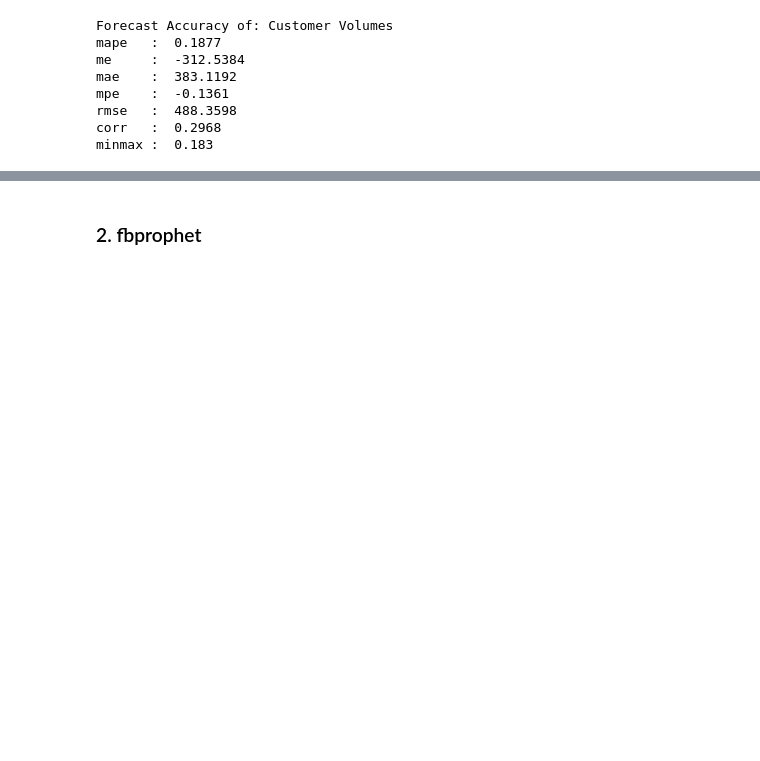
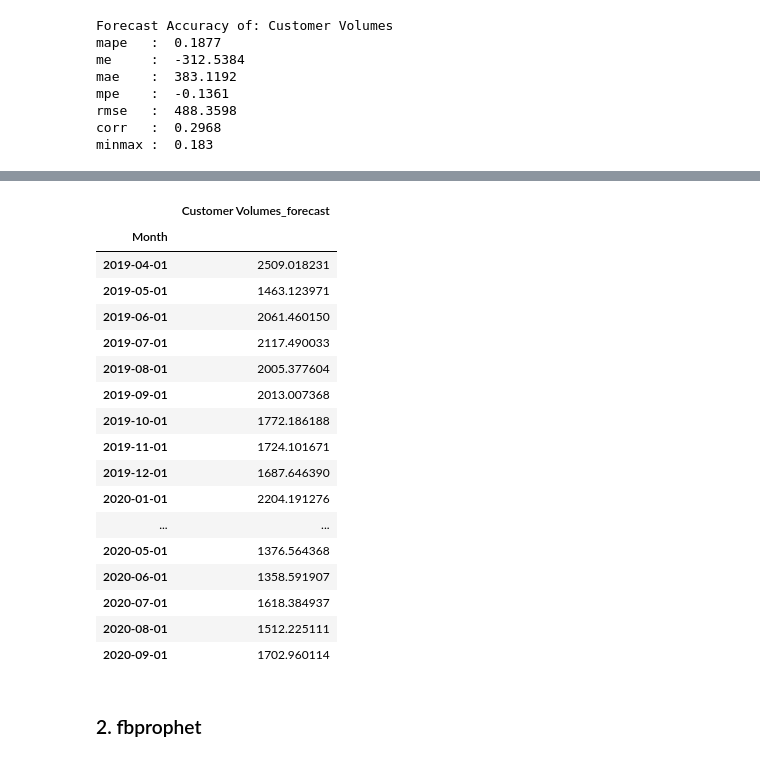
Before and after one commit to ZihanNiu/test, a Jupyter notebook: Customer_Volumes_Forecasting_.ipynb, the cells around one changed output, grey strips where cells are left out. Saved outputs shown, nothing was run; the diff lists cells and outputs as text; code cells hidden in the pictures; blank space fills up the shorter version.

```diff
--- a/Customer_Volumes_Forecasting_.ipynb
+++ b/Customer_Volumes_Forecasting_.ipynb
@@ -483,3 +552,26 @@ minmax :  0.183
+# %%
+df_results_18 = invert_transformation(df[['Customer Volumes','IDX1','IDX3']], df_forecast_18)
+# %%
+df_results_18[['Customer Volumes_forecast']]
+# %% [output]
+|  | Customer Volumes_forecast |
+| Month |  |
+| 2019-04-01 | 2509.018231 |
+| 2019-05-01 | 1463.123971 |
+| 2019-06-01 | 2061.460150 |
+| 2019-07-01 | 2117.490033 |
+| 2019-08-01 | 2005.377604 |
+| 2019-09-01 | 2013.007368 |
+| 2019-10-01 | 1772.186188 |
+| 2019-11-01 | 1724.101671 |
+| 2019-12-01 | 1687.646390 |
+| 2020-01-01 | 2204.191276 |
+| ... | ... |
+| 2020-05-01 | 1376.564368 |
+| 2020-06-01 | 1358.591907 |
+| 2020-07-01 | 1618.384937 |
+| 2020-08-01 | 1512.225111 |
+| 2020-09-01 | 1702.960114 |
 # %% [markdown]
 ### 2. fbprophet
 # %%
```
Also changed, not shown: parts of 16 cells of this notebook.
